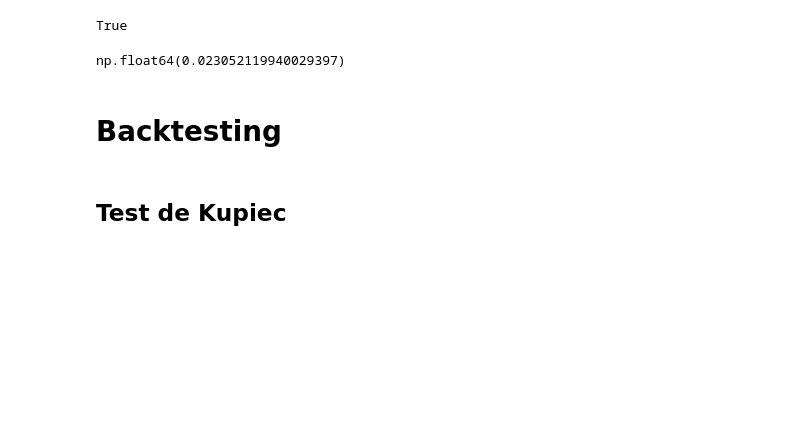
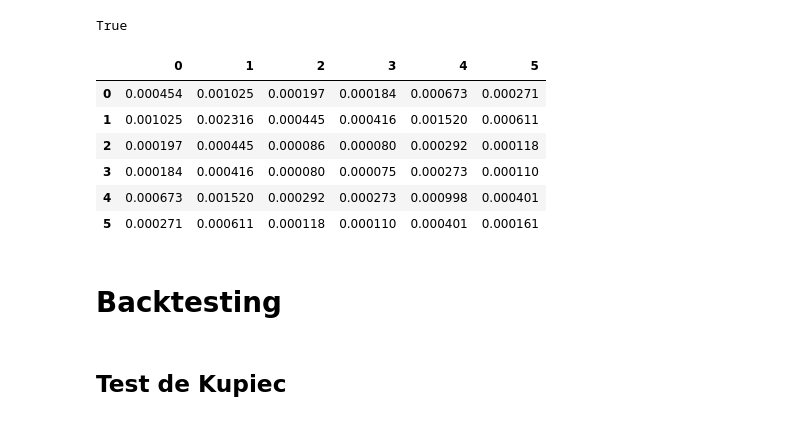
Before and after one commit to bilil-byte/Financial-Risk-project, a Jupyter notebook: notebook.ipynb, the cells around one changed output. Drawn from its saved outputs; the diff is of its cells as text; code cells hidden in the pictures; blank space fills up the shorter version.

```diff
--- a/notebook.ipynb
+++ b/notebook.ipynb
@@ -373,9 +420,16 @@ True
 # %%
 corr_stress = (1 - 1) * corr + 1 * np.ones_like (daily_returns.corr())
 cov_stress = np.diag (std) @ corr_stress @ np.diag (std)
 np.sqrt(np.dot (weights.T, np.dot ((cov_stress), weights)))
+display (cov_stress)
 # %% [output]
-np.float64(0.023052119940029397)
+|  | 0 | 1 | 2 | 3 | 4 | 5 |
+| 0 | 0.000454 | 0.001025 | 0.000197 | 0.000184 | 0.000673 | 0.000271 |
+| 1 | 0.001025 | 0.002316 | 0.000445 | 0.000416 | 0.001520 | 0.000611 |
+| 2 | 0.000197 | 0.000445 | 0.000086 | 0.000080 | 0.000292 | 0.000118 |
+| 3 | 0.000184 | 0.000416 | 0.000080 | 0.000075 | 0.000273 | 0.000110 |
+| 4 | 0.000673 | 0.001520 | 0.000292 | 0.000273 | 0.000998 | 0.000401 |
+| 5 | 0.000271 | 0.000611 | 0.000118 | 0.000110 | 0.000401 | 0.000161 |
 # %% [markdown]
 # Backtesting
 # %% [markdown]
```
Also changed, not shown: parts of 17 cells of this notebook, 3 other files.
